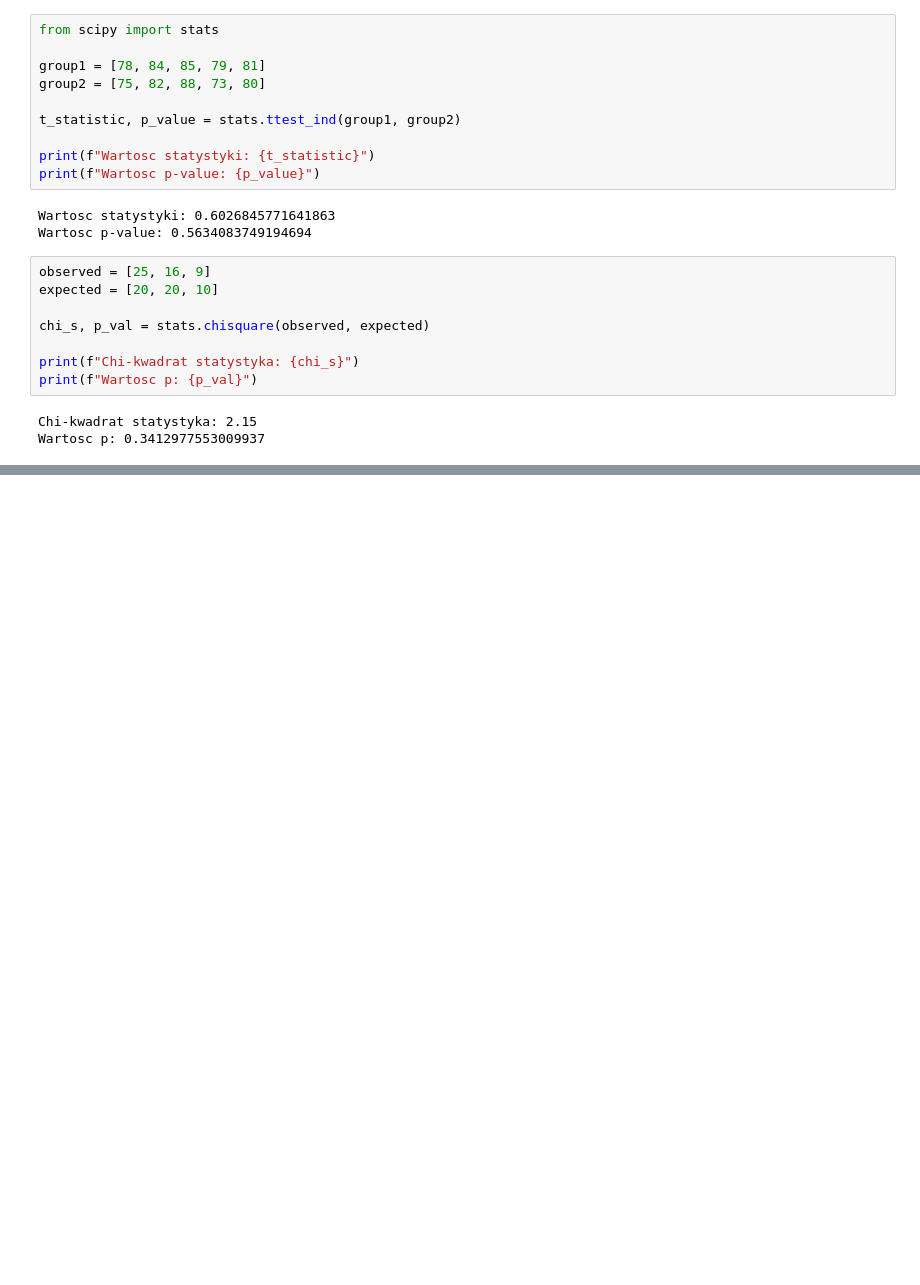
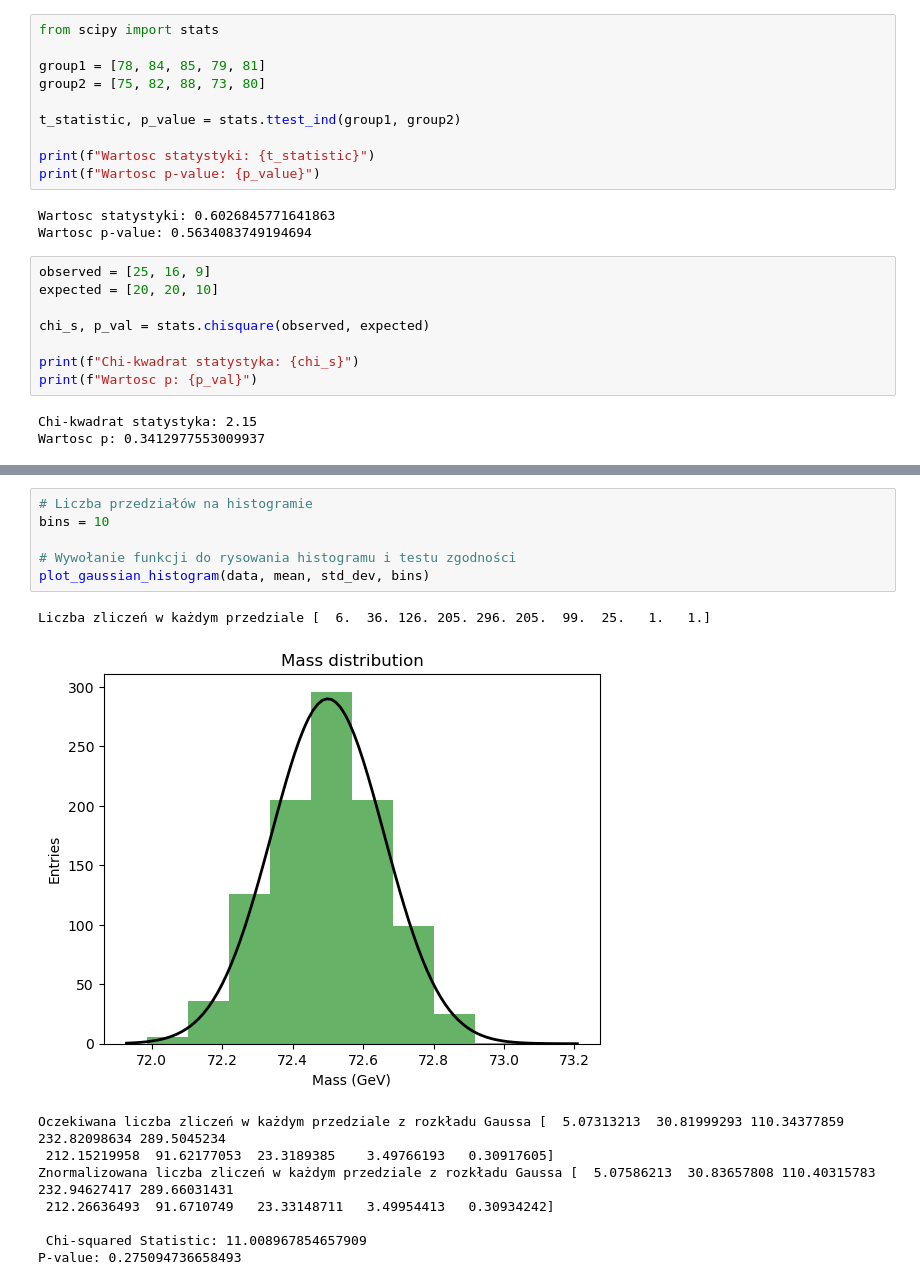
Before and after one commit to szczun/studia, a Jupyter notebook: MS/lab1/lab1.ipynb, the cells around one changed output, grey strips where cells are left out. Cells and saved outputs as stored; diff of their text form; blank space fills up the shorter version.

```diff
--- a/MS/lab1/lab1.ipynb
+++ b/MS/lab1/lab1.ipynb
@@ -74,0 +277,16 @@ Wartosc p: 0.3412977553009937
+# %%
+# Liczba przedziałów na histogramie
+bins = 10
+
+# Wywołanie funkcji do rysowania histogramu i testu zgodności
+plot_gaussian_histogram(data, mean, std_dev, bins)
+# %% [output]
+Liczba zliczeń w każdym przedziale [  6.  36. 126. 205. 296. 205.  99.  25.   1.   1.]
+[figure, added]
+Oczekiwana liczba zliczeń w każdym przedziale z rozkładu Gaussa [  5.07313213  30.81999293 110.34377859 232.82098634 289.5045234
+ 212.15219958  91.62177053  23.3189385    3.49766193   0.30917605]
+Znormalizowana liczba zliczeń w każdym przedziale z rozkładu Gaussa [  5.07586213  30.83657808 110.40315783 232.94627417 289.66031431
+ 212.26636493  91.6710749   23.33148711   3.49954413   0.30934242]
+
+ Chi-squared Statistic: 11.008967854657909
+P-value: 0.275094736658493
```
Also changed, not shown: parts of 6 cells of this notebook, 10 other files.
